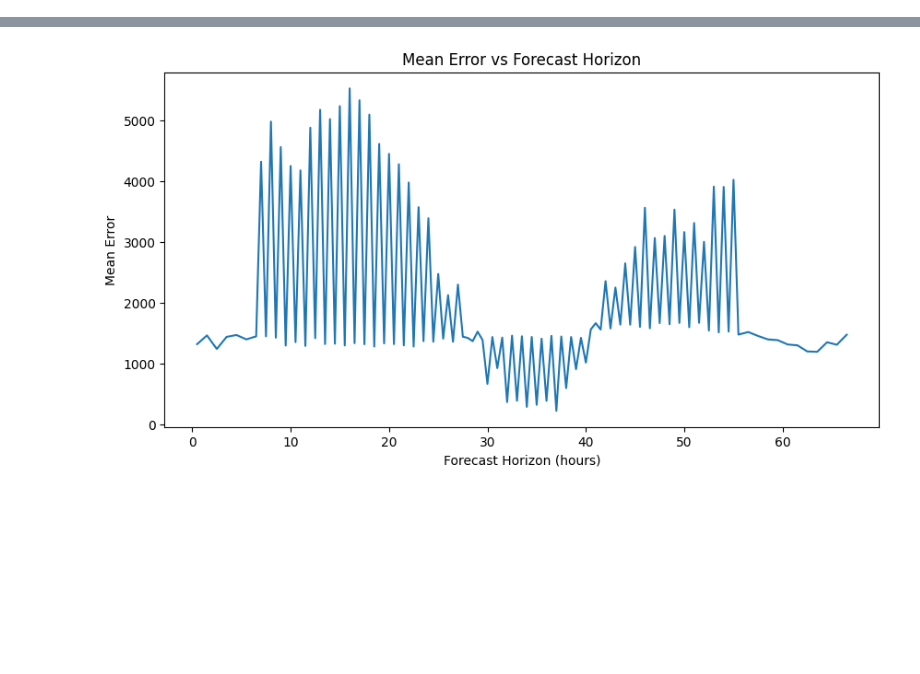
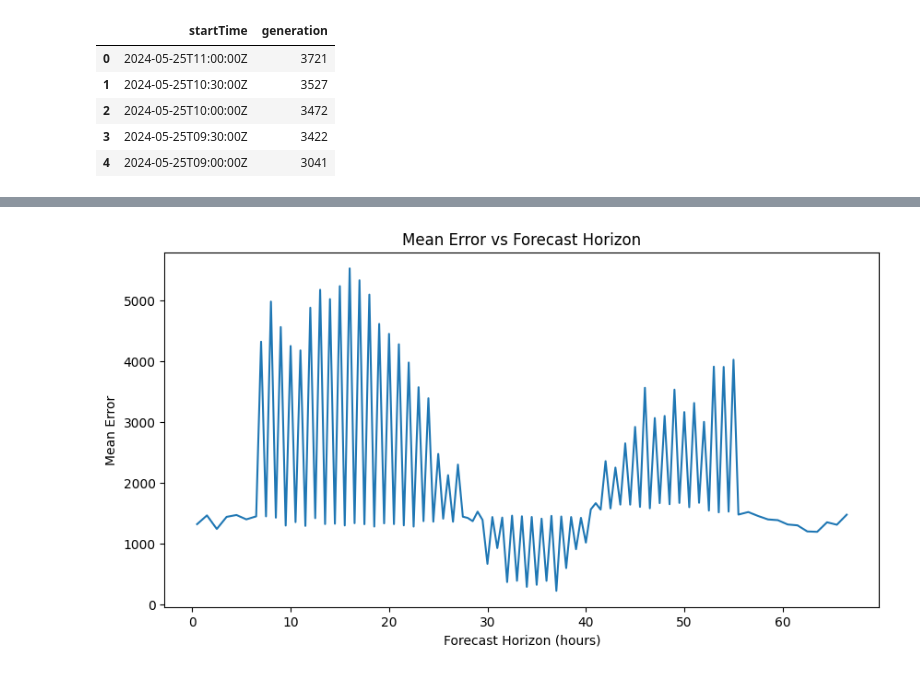
Before and after one commit to R1shA3h/Wind-forcast, a Jupyter notebook: error_analysis.ipynb, the cells around one changed output, grey strips where cells are left out. Drawn from its saved outputs; the diff is of its cells as text; code cells hidden in the pictures; blank space fills up the shorter version.

```diff
--- a/error_analysis.ipynb
+++ b/error_analysis.ipynb
@@ -15,3 +9,12 @@ from datetime import datetime, timedelta
 
 actual_df = pd.read_json('D:/Forecast/wind-forecast/data/WINDACT.json')
 forecast_df = pd.read_json('D:/Forecast/wind-forecast/data/WINDFORCAST.json')
+# %%
+actual_df.head()
+# %% [output]
+|  | startTime | generation |
+| 0 | 2024-05-25T11:00:00Z | 3721 |
+| 1 | 2024-05-25T10:30:00Z | 3527 |
+| 2 | 2024-05-25T10:00:00Z | 3472 |
+| 3 | 2024-05-25T09:30:00Z | 3422 |
+| 4 | 2024-05-25T09:00:00Z | 3041 |
```
Also changed, not shown: parts of 8 cells of this notebook.
